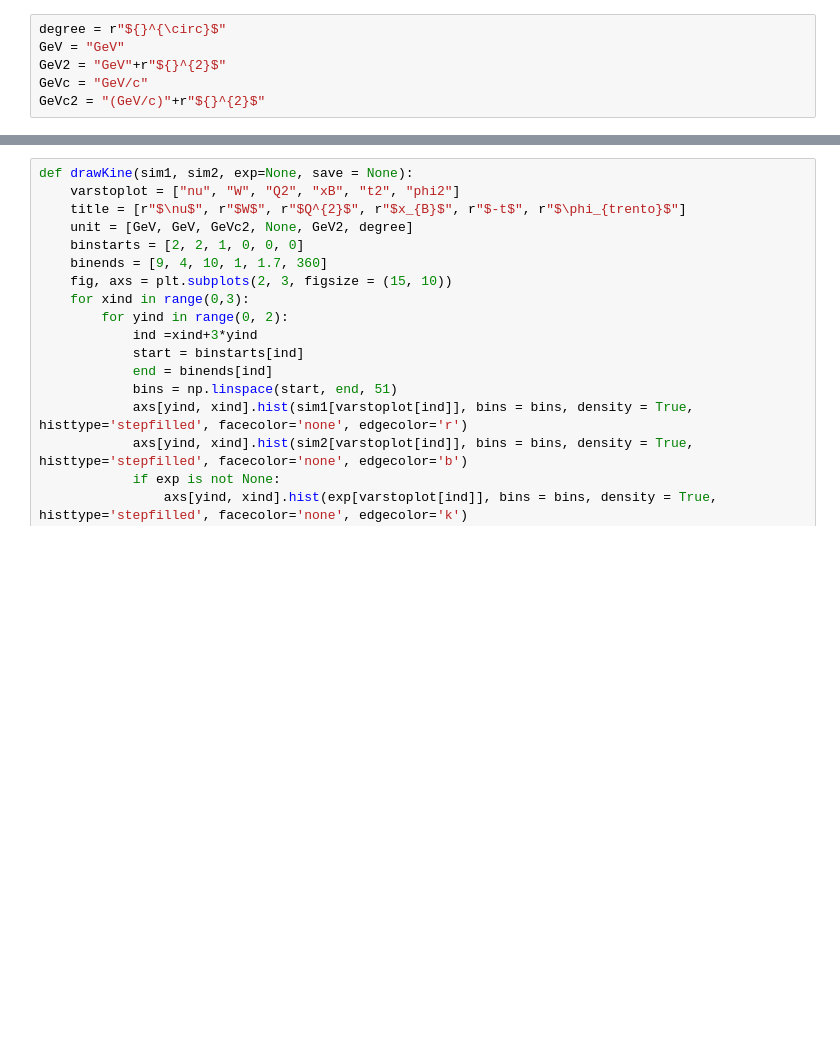
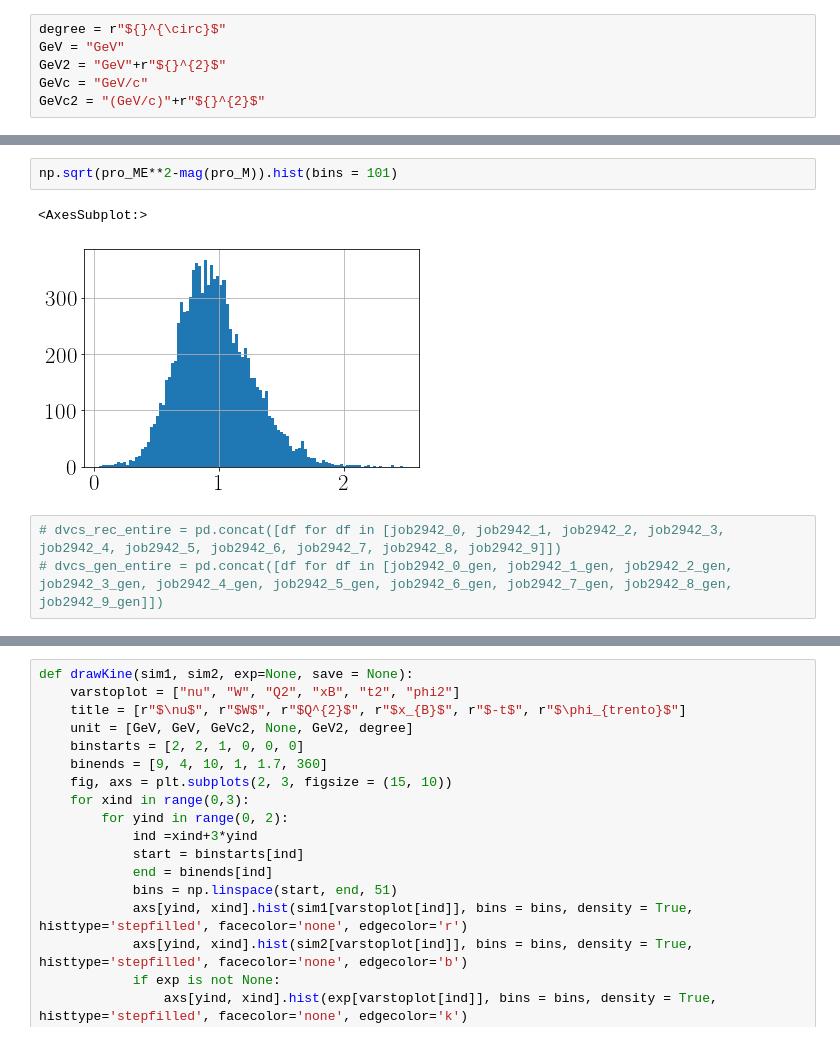
Before and after one commit to Sangbaek/clas12DVCS, a Jupyter notebook: workingWithFiltered.ipynb, the cells around one changed output, grey strips where cells are left out. Cells and saved outputs as stored; diff of their text form; blank space fills up the shorter version.

```diff
--- a/workingWithFiltered.ipynb
+++ b/workingWithFiltered.ipynb
@@ -54,0 +106,8 @@ job2942_9_gen = pd.read_pickle("/Users/sangbaek/Dropbox (MIT)/data/pickles/2942_
+# %%
+np.sqrt(pro_ME**2-mag(pro_M)).hist(bins = 101)
+# %% [output]
+<AxesSubplot:>
+[figure, added]
+# %%
+# dvcs_rec_entire = pd.concat([df for df in [job2942_0, job2942_1, job2942_2, job2942_3, job2942_4, job2942_5, job2942_6, job2942_7, job2942_8, job2942_9]])
+# dvcs_gen_entire = pd.concat([df for df in [job2942_0_gen, job2942_1_gen, job2942_2_gen, job2942_3_gen, job2942_4_gen, job2942_5_gen, job2942_6_gen, job2942_7_gen, job2942_8_gen, job2942_9_gen]])
```
Also changed, not shown: parts of 68 cells of this notebook, 11 other files.
